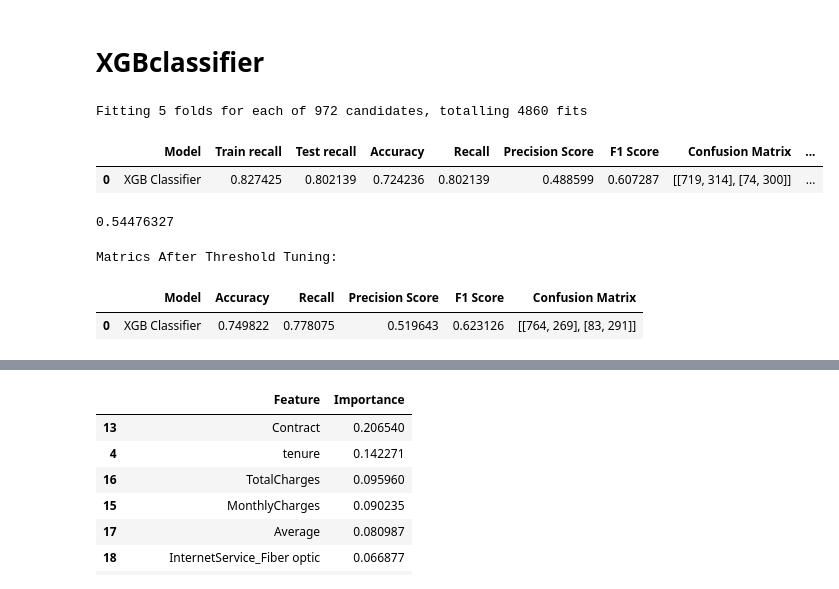
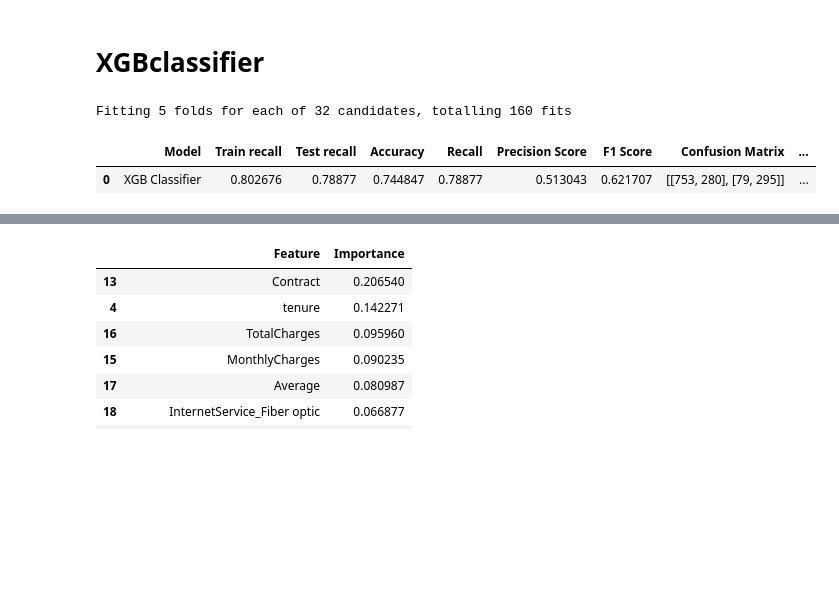
Before and after one commit to Md-Maruf-1727/customer-churn-prediction-ml, a Jupyter notebook: NoteBooks/04_model_training.ipynb, the cells around one changed output, grey strips where cells are left out. Saved outputs shown, nothing was run; the diff lists cells and outputs as text; code cells hidden in the pictures; blank space fills up the shorter version.

```diff
--- a/NoteBooks/04_model_training.ipynb
+++ b/NoteBooks/04_model_training.ipynb
@@ -478,13 +364,11 @@ xgb_pipeline = Pipeline([
 ])
 
 xgb_param_grid = {
-    'model__n_estimators': [100, 200, 300],
-    'model__max_depth': [3, 5, 7],
-    'model__learning_rate': [0.01, 0.05, 0.1],
+    'model__n_estimators': [100, 200],
+    'model__max_depth': [3, 5],
+    'model__learning_rate': [0.05, 0.1],
     'model__subsample': [0.8, 1.0],
-    'model__colsample_bytree': [0.8, 1.0],
-    'model__gamma': [0, 0.1, 0.3],
-    'model__child_weight': [1, 3, 5]
+    'model__colsample_bytree': [0.8, 1.0]
 }
 
 xgb_gird = GridSearchCV(
@@ -498,70 +382,39 @@ xgb_gird = GridSearchCV(
 
 xgb_model = xgb_gird.fit(scale_xtrain, ytrain)
 # %% [output]
-Fitting 5 folds for each of 972 candidates, totalling 4860 fits
+Fitting 5 folds for each of 32 candidates, totalling 160 fits
 # %%
 xgb_train_pred = xgb_model.predict(scale_xtrain)
 xgb_pred = xgb_model.predict(scale_xtest)
 xgb_pred_proba = xgb_model.predict_proba(scale_xtest)[:, 1]
 
 xgb_train_recall = recall_score(ytrain, xgb_train_pred)
 xgb_test_recall = recall_score(ytest, xgb_pred)
 
 xgb_accuracy = accuracy_score(ytest, xgb_pred)
 xgb_recall = recall_score(ytest, xgb_pred)
 xgb_precision = precision_score(ytest, xgb_pred)
 xgb_f1 = f1_score(ytest, xgb_pred)
-xgb_confussion = confusion_matrix(ytest, xgb_pred)
-xgb_roc_auc = roc_auc_score(ytest, xgb_pred)
+xgb_confusion = confusion_matrix(ytest, xgb_pred)
+xgb_roc_auc = roc_auc_score(ytest, xgb_pred_proba)
 
 xgb_best_param = xgb_model.best_params_
 xgb_best_score = xgb_model.best_score_
 
 xgb_result = pd.DataFrame([{
     'Model': 'XGB Classifier',
     'Train recall': xgb_train_recall,
     'Test recall': xgb_test_recall,
     'Accuracy': xgb_accuracy,
     'Recall': xgb_recall,
     'Precision Score': xgb_precision,
     'F1 Score': xgb_f1,
-    'Confusion Matrix': xgb_confussion,
+    'Confusion Matrix': xgb_confusion,
     'Roc Auc Score': xgb_roc_auc,
     'Best Params': str(xgb_best_param),
     'Best CV Score': xgb_best_score
 }])
 xgb_result
 # %% [output]
 |  | Model | Train recall | Test recall | Accuracy | Recall | Precision Score | F1 Score | Confusion Matrix | ... |
-| 0 | XGB Classifier | 0.827425 | 0.802139 | 0.724236 | 0.802139 | 0.488599 | 0.607287 | [[719, 314], [74, 300]] | ... |
+| 0 | XGB Classifier | 0.802676 | 0.78877 | 0.744847 | 0.78877 | 0.513043 | 0.621707 | [[753, 280], [79, 295]] | ... |
-# %%
-precision, recall, thresholds = precision_recall_curve(ytest, xgb_pred_proba)
-f1_scores = 2 * (precision * recall) / (precision + recall)
-best_threshold = thresholds[f1_scores.argmax()]
-print(best_threshold)
-# %% [output]
-0.54476327
-# %%
-xgb_pred_threshold = (xgb_pred_proba >= 0.54476327).astype('int')
-
-xgb_threshold_accuracy = accuracy_score(ytest, xgb_pred_threshold)
-xgb_threshold_recall = recall_score(ytest, xgb_pred_threshold)
-xgb_threshold_precision = precision_score(ytest, xgb_pred_threshold)
-xgb_threshold_f1 = f1_score(ytest, xgb_pred_threshold)
-xgb_threshold_confusion = confusion_matrix(ytest, xgb_pred_threshold)
-
-xgb_result_threshold = pd.DataFrame([{
-    'Model': 'XGB Classifier',
-    'Accuracy': xgb_threshold_accuracy,
-    'Recall': xgb_threshold_recall,
-    'Precision Score': xgb_threshold_precision,
-    'F1 Score': xgb_threshold_f1,
-    'Confusion Matrix': xgb_threshold_confusion,
-
-}])
-print("Matrics After Threshold Tuning:")
-xgb_result_threshold
-# %% [output]
-Matrics After Threshold Tuning:
-|  | Model | Accuracy | Recall | Precision Score | F1 Score | Confusion Matrix |
-| 0 | XGB Classifier | 0.749822 | 0.778075 | 0.519643 | 0.623126 | [[764, 269], [83, 291]] |
```
Also changed, not shown: parts of 20 cells of this notebook.
